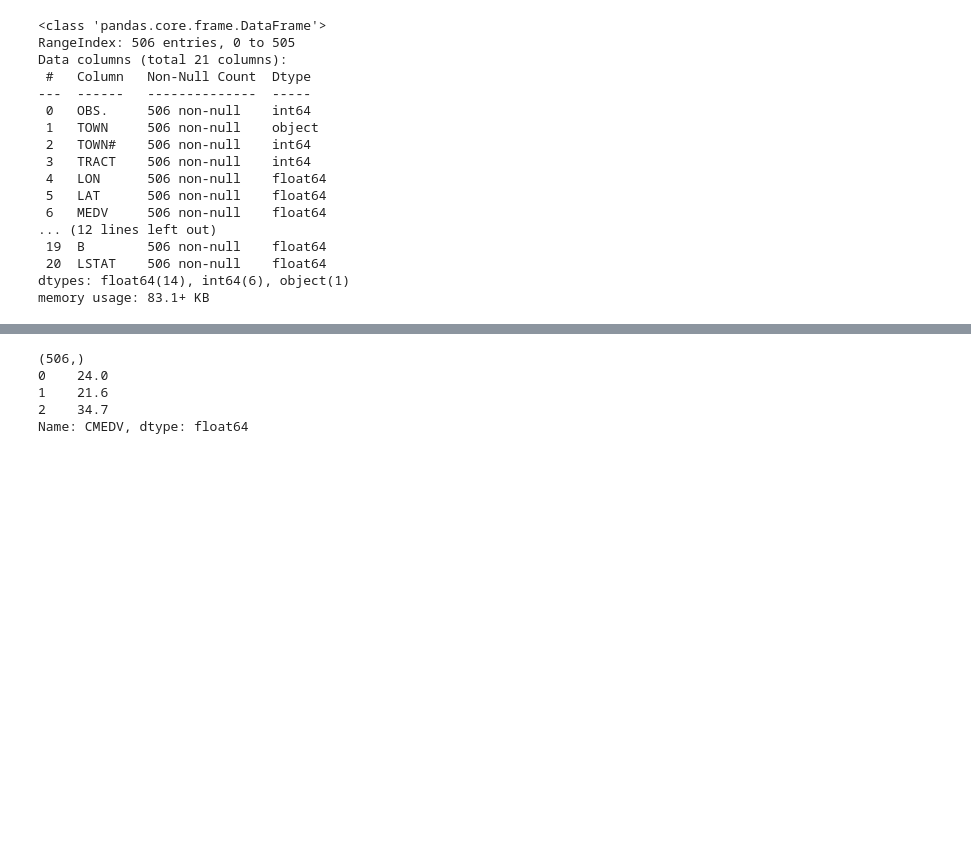
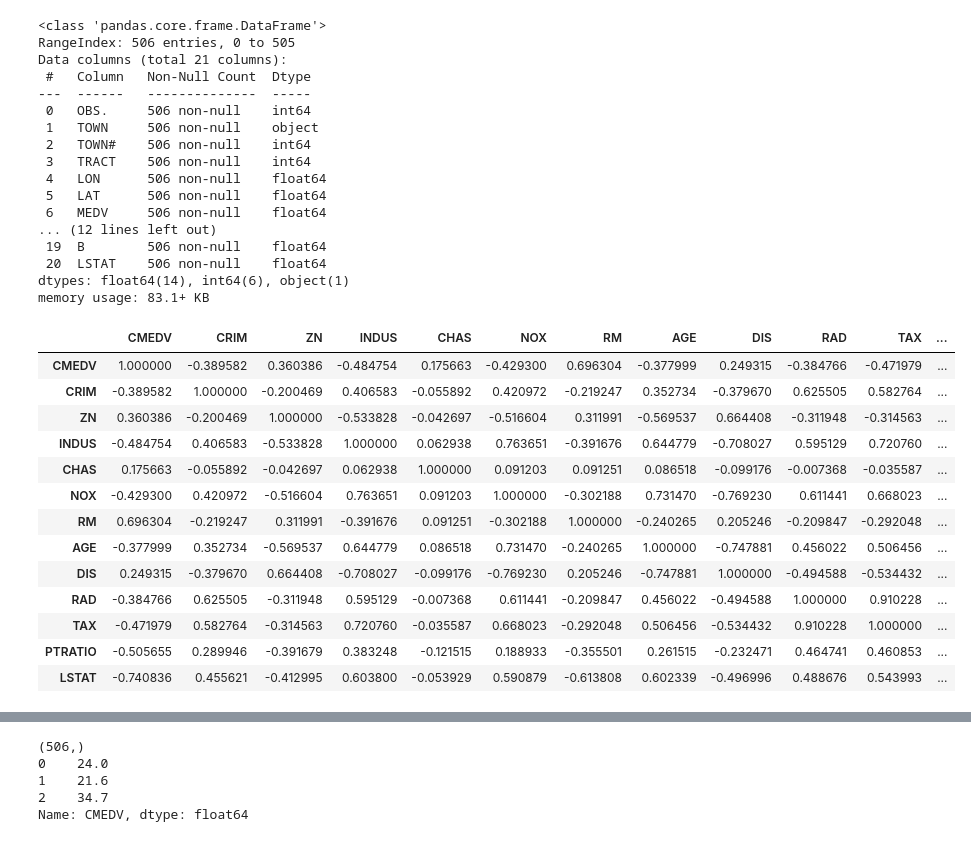
Before and after one commit to jpmckeown/ML-methods-demo, a Jupyter notebook: methods_demo.ipynb, the cells around one changed output, grey strips where cells are left out. Saved outputs shown, nothing was run; the diff lists cells and outputs as text; code cells hidden in the pictures; blank space fills up the shorter version.

```diff
--- a/methods_demo.ipynb
+++ b/methods_demo.ipynb
@@ -48,0 +56,17 @@ memory usage: 83.1+ KB
+# %%
+df.corr()
+# %% [output]
+|  | CMEDV | CRIM | ZN | INDUS | CHAS | NOX | RM | AGE | DIS | RAD | TAX | ... |
+| CMEDV | 1.000000 | -0.389582 | 0.360386 | -0.484754 | 0.175663 | -0.429300 | 0.696304 | -0.377999 | 0.249315 | -0.384766 | -0.471979 | ... |
+| CRIM | -0.389582 | 1.000000 | -0.200469 | 0.406583 | -0.055892 | 0.420972 | -0.219247 | 0.352734 | -0.379670 | 0.625505 | 0.582764 | ... |
+| ZN | 0.360386 | -0.200469 | 1.000000 | -0.533828 | -0.042697 | -0.516604 | 0.311991 | -0.569537 | 0.664408 | -0.311948 | -0.314563 | ... |
+| INDUS | -0.484754 | 0.406583 | -0.533828 | 1.000000 | 0.062938 | 0.763651 | -0.391676 | 0.644779 | -0.708027 | 0.595129 | 0.720760 | ... |
+| CHAS | 0.175663 | -0.055892 | -0.042697 | 0.062938 | 1.000000 | 0.091203 | 0.091251 | 0.086518 | -0.099176 | -0.007368 | -0.035587 | ... |
+| NOX | -0.429300 | 0.420972 | -0.516604 | 0.763651 | 0.091203 | 1.000000 | -0.302188 | 0.731470 | -0.769230 | 0.611441 | 0.668023 | ... |
+| RM | 0.696304 | -0.219247 | 0.311991 | -0.391676 | 0.091251 | -0.302188 | 1.000000 | -0.240265 | 0.205246 | -0.209847 | -0.292048 | ... |
+| AGE | -0.377999 | 0.352734 | -0.569537 | 0.644779 | 0.086518 | 0.731470 | -0.240265 | 1.000000 | -0.747881 | 0.456022 | 0.506456 | ... |
+| DIS | 0.249315 | -0.379670 | 0.664408 | -0.708027 | -0.099176 | -0.769230 | 0.205246 | -0.747881 | 1.000000 | -0.494588 | -0.534432 | ... |
+| RAD | -0.384766 | 0.625505 | -0.311948 | 0.595129 | -0.007368 | 0.611441 | -0.209847 | 0.456022 | -0.494588 | 1.000000 | 0.910228 | ... |
+| TAX | -0.471979 | 0.582764 | -0.314563 | 0.720760 | -0.035587 | 0.668023 | -0.292048 | 0.506456 | -0.534432 | 0.910228 | 1.000000 | ... |
+| PTRATIO | -0.505655 | 0.289946 | -0.391679 | 0.383248 | -0.121515 | 0.188933 | -0.355501 | 0.261515 | -0.232471 | 0.464741 | 0.460853 | ... |
+| LSTAT | -0.740836 | 0.455621 | -0.412995 | 0.603800 | -0.053929 | 0.590879 | -0.613808 | 0.602339 | -0.496996 | 0.488676 | 0.543993 | ... |
```
Also changed, not shown: parts of 28 cells of this notebook.
